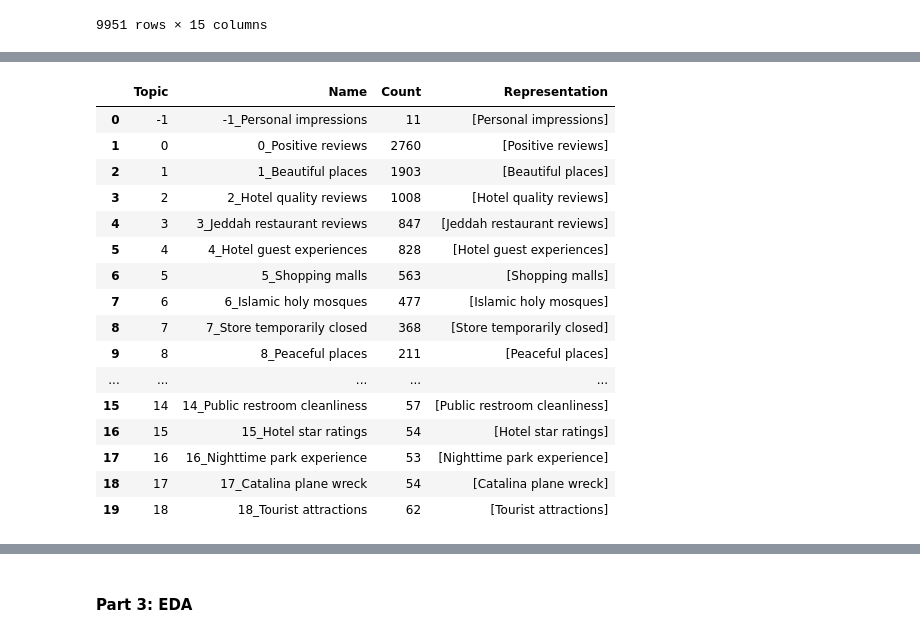
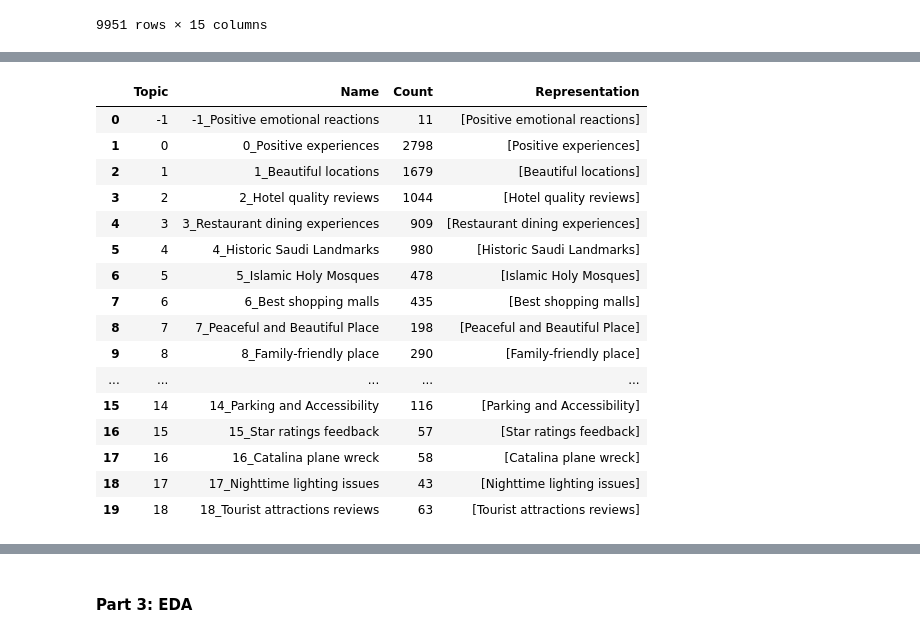
Before and after one commit to jadkrisht98/NLP_Project, a Jupyter notebook: Final_Notebook.ipynb, the cells around one changed output, grey strips where cells are left out. Drawn from its saved outputs; the diff is of its cells as text; code cells hidden in the pictures.

```diff
--- a/Final_Notebook.ipynb
+++ b/Final_Notebook.ipynb
@@ -840,42 +875,42 @@ topic_model.visualize_topics()
 # %%
 #ADDING TOPIC REPRESENTATIONS LAYER
 #Use chat-gpt from open AI to fine tune topic representations instead of manually coming up with themes
 
 import openai
 from bertopic.representation import OpenAI
 import os
 
 openai_api_key = os.environ['OPENAI_API_KEY']
 client = openai.OpenAI(api_key=openai_api_key)
 
 # Update topic representations using OpenAI
-system_prompt="'You are an assistant that extracts high-level topics in english from texts.'"
+system_prompt="'You are an assistant that extracts high-level topics in english from customer review texts.'"
 representation_model = OpenAI(client=client, model="gpt-4.1", system_prompt=system_prompt)
 
 texts = final_df['clean_content'].astype(str).tolist()
 
 topic_model.update_topics(docs=texts, representation_model=representation_model)
 
 topic_info = topic_model.get_topic_info()
 topic_info[['Topic', 'Name', 'Count', 'Representation']]
 # %% [output]
 |  | Topic | Name | Count | Representation |
-| 0 | -1 | -1_Personal impressions | 11 | [Personal impressions] |
-| 1 | 0 | 0_Positive reviews | 2760 | [Positive reviews] |
-| 2 | 1 | 1_Beautiful places | 1903 | [Beautiful places] |
-| 3 | 2 | 2_Hotel quality reviews | 1008 | [Hotel quality reviews] |
-| 4 | 3 | 3_Jeddah restaurant reviews | 847 | [Jeddah restaurant reviews] |
-| 5 | 4 | 4_Hotel guest experiences | 828 | [Hotel guest experiences] |
-| 6 | 5 | 5_Shopping malls | 563 | [Shopping malls] |
-| 7 | 6 | 6_Islamic holy mosques | 477 | [Islamic holy mosques] |
-| 8 | 7 | 7_Store temporarily closed | 368 | [Store temporarily closed] |
-| 9 | 8 | 8_Peaceful places | 211 | [Peaceful places] |
+| 0 | -1 | -1_Positive emotional reactions | 11 | [Positive emotional reactions] |
+| 1 | 0 | 0_Positive experiences | 2798 | [Positive experiences] |
+| 2 | 1 | 1_Beautiful locations | 1679 | [Beautiful locations] |
+| 3 | 2 | 2_Hotel quality reviews | 1044 | [Hotel quality reviews] |
+| 4 | 3 | 3_Restaurant dining experiences | 909 | [Restaurant dining experiences] |
+| 5 | 4 | 4_Historic Saudi Landmarks | 980 | [Historic Saudi Landmarks] |
+| 6 | 5 | 5_Islamic Holy Mosques | 478 | [Islamic Holy Mosques] |
+| 7 | 6 | 6_Best shopping malls | 435 | [Best shopping malls] |
+| 8 | 7 | 7_Peaceful and Beautiful Place | 198 | [Peaceful and Beautiful Place] |
+| 9 | 8 | 8_Family-friendly place | 290 | [Family-friendly place] |
 | ... | ... | ... | ... | ... |
-| 15 | 14 | 14_Public restroom cleanliness | 57 | [Public restroom cleanliness] |
-| 16 | 15 | 15_Hotel star ratings | 54 | [Hotel star ratings] |
-| 17 | 16 | 16_Nighttime park experience | 53 | [Nighttime park experience] |
-| 18 | 17 | 17_Catalina plane wreck | 54 | [Catalina plane wreck] |
-| 19 | 18 | 18_Tourist attractions | 62 | [Tourist attractions] |
+| 15 | 14 | 14_Parking and Accessibility | 116 | [Parking and Accessibility] |
+| 16 | 15 | 15_Star ratings feedback | 57 | [Star ratings feedback] |
+| 17 | 16 | 16_Catalina plane wreck | 58 | [Catalina plane wreck] |
+| 18 | 17 | 17_Nighttime lighting issues | 43 | [Nighttime lighting issues] |
+| 19 | 18 | 18_Tourist attractions reviews | 63 | [Tourist attractions reviews] |
 # %%
 # Create a mapping from topic number to theme name
 topic_to_theme = dict(zip(topic_info['Topic'],topic_info['Representation'].apply(lambda v: v[0] if isinstance(v, (list,tuple)) and len(v)==1 else v)))
```
Also changed, not shown: parts of 10 cells of this notebook.
